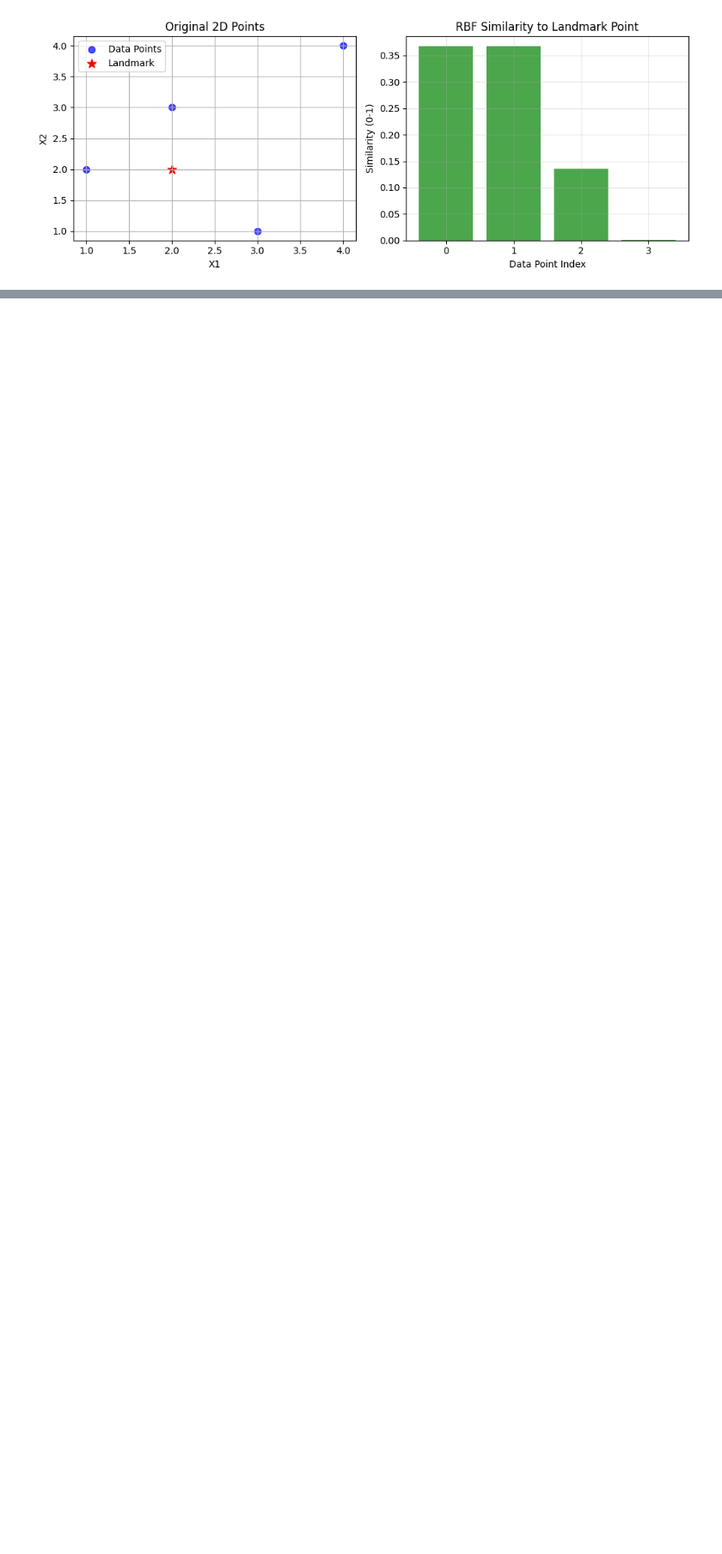
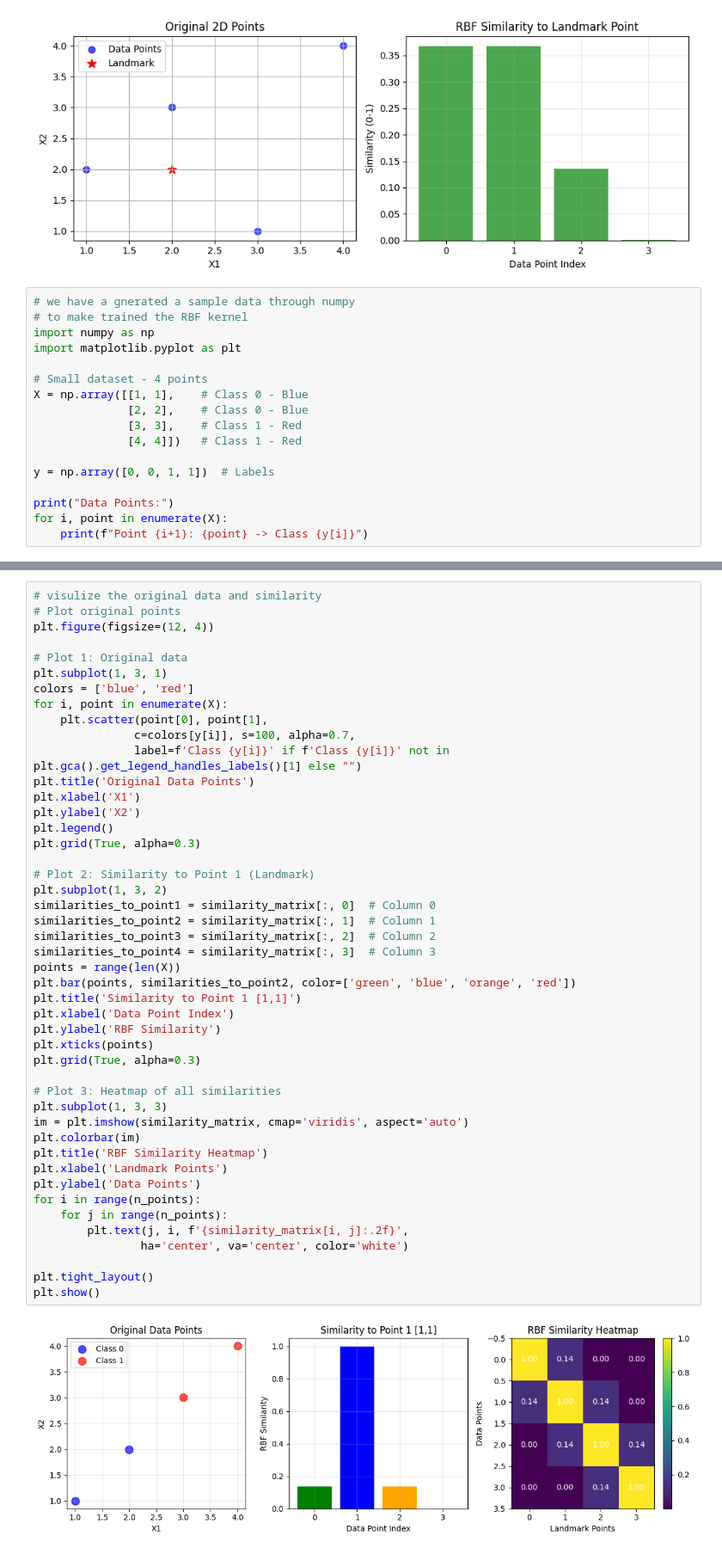
Before and after one commit to MANI-WEBDEVE/Learn_AI, a Jupyter notebook: machine_learning/SVM/SVM_Kernel_2.ipynb, the cells around one changed output, grey strips where cells are left out. Shown at 86% size. Saved outputs shown, nothing was run; the diff lists cells and outputs as text; blank space fills up the shorter version.

Commit message:
add_few_example_about_rbf_and_graphs

```diff
--- a/machine_learning/SVM/SVM_Kernel_2.ipynb
+++ b/machine_learning/SVM/SVM_Kernel_2.ipynb
@@ -153,3 +153,20 @@ plt.tight_layout()
 plt.show()
 # %% [output]
 [figure]
+# %%
+# we have a gnerated a sample data through numpy
+# to make trained the RBF kernel
+import numpy as np
+import matplotlib.pyplot as plt
+
+# Small dataset - 4 points
+X = np.array([[1, 1],    # Class 0 - Blue
+              [2, 2],    # Class 0 - Blue
+              [3, 3],    # Class 1 - Red
+              [4, 4]])   # Class 1 - Red
+
+y = np.array([0, 0, 1, 1])  # Labels
+
+print("Data Points:")
+for i, point in enumerate(X):
+    print(f"Point {i+1}: {point} -> Class {y[i]}")
@@ -155,0 +223,48 @@ plt.show()
+# %%
+# visulize the original data and similarity
+# Plot original points
+plt.figure(figsize=(12, 4))
+
+# Plot 1: Original data
+plt.subplot(1, 3, 1)
+colors = ['blue', 'red']
+for i, point in enumerate(X):
+    plt.scatter(point[0], point[1],
+               c=colors[y[i]], s=100, alpha=0.7,
+               label=f'Class {y[i]}' if f'Class {y[i]}' not in plt.gca().get_legend_handles_labels()[1] else "")
+plt.title('Original Data Points')
+plt.xlabel('X1')
+plt.ylabel('X2')
+plt.legend()
+plt.grid(True, alpha=0.3)
+
+# Plot 2: Similarity to Point 1 (Landmark)
+plt.subplot(1, 3, 2)
+similarities_to_point1 = similarity_matrix[:, 0]  # Column 0
+similarities_to_point2 = similarity_matrix[:, 1]  # Column 1
+similarities_to_point3 = similarity_matrix[:, 2]  # Column 2
+similarities_to_point4 = similarity_matrix[:, 3]  # Column 3
+points = range(len(X))
+plt.bar(points, similarities_to_point2, color=['green', 'blue', 'orange', 'red'])
+plt.title('Similarity to Point 1 [1,1]')
+plt.xlabel('Data Point Index')
+plt.ylabel('RBF Similarity')
+plt.xticks(points)
+plt.grid(True, alpha=0.3)
+
+# Plot 3: Heatmap of all similarities
+plt.subplot(1, 3, 3)
+im = plt.imshow(similarity_matrix, cmap='viridis', aspect='auto')
+plt.colorbar(im)
+plt.title('RBF Similarity Heatmap')
+plt.xlabel('Landmark Points')
+plt.ylabel('Data Points')
+for i in range(n_points):
+    for j in range(n_points):
+        plt.text(j, i, f'{similarity_matrix[i, j]:.2f}',
+                ha='center', va='center', color='white')
+
+plt.tight_layout()
+plt.show()
+# %% [output]
+[figure, added]
```
Also changed, not shown: parts of 5 cells of this notebook.
